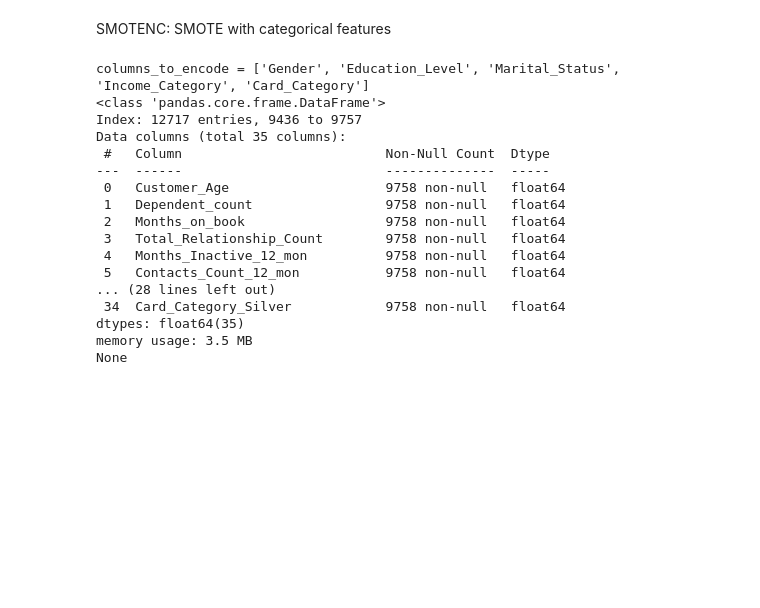
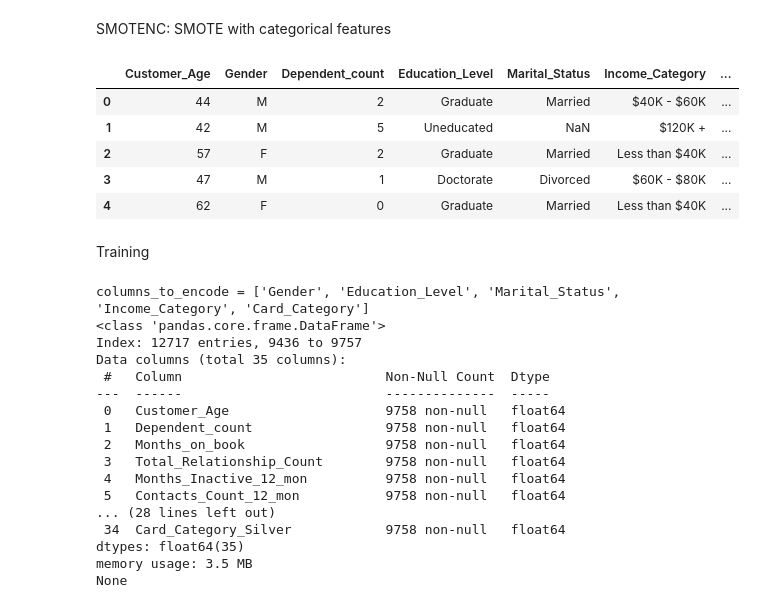
Before and after one commit to fabienne088/churn-prediction, a Jupyter notebook: imbalanced_data.ipynb, the cells around one changed output. Drawn from its saved outputs; the diff is of its cells as text; code cells hidden in the pictures; blank space fills up the shorter version.

```diff
--- a/imbalanced_data.ipynb
+++ b/imbalanced_data.ipynb
@@ -90,3 +95,12 @@ Name: count, dtype: int64
 [figure]
 # %% [markdown]
 SMOTENC: SMOTE with categorical features
+# %%
+display(X.head())
+# %% [output]
+|  | Customer_Age | Gender | Dependent_count | Education_Level | Marital_Status | Income_Category | ... |
+| 0 | 44 | M | 2 | Graduate | Married | $40K - $60K | ... |
+| 1 | 42 | M | 5 | Uneducated | NaN | $120K + | ... |
+| 2 | 57 | F | 2 | Graduate | Married | Less than $40K | ... |
+| 3 | 47 | M | 1 | Doctorate | Divorced | $60K - $80K | ... |
+| 4 | 62 | F | 0 | Graduate | Married | Less than $40K | ... |
@@ -93 +110,3 @@ SMOTENC: SMOTE with categorical features
+# %% [markdown]
+Training
 # %%
```
Also changed, not shown: parts of 16 cells of this notebook, 8 other files.
